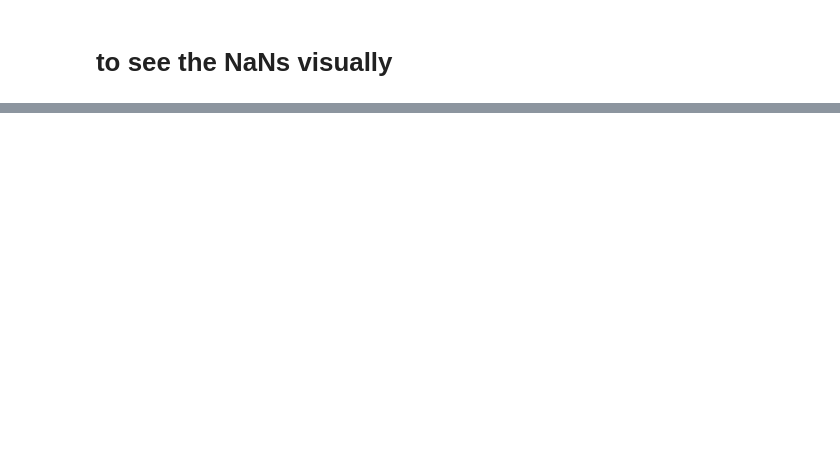
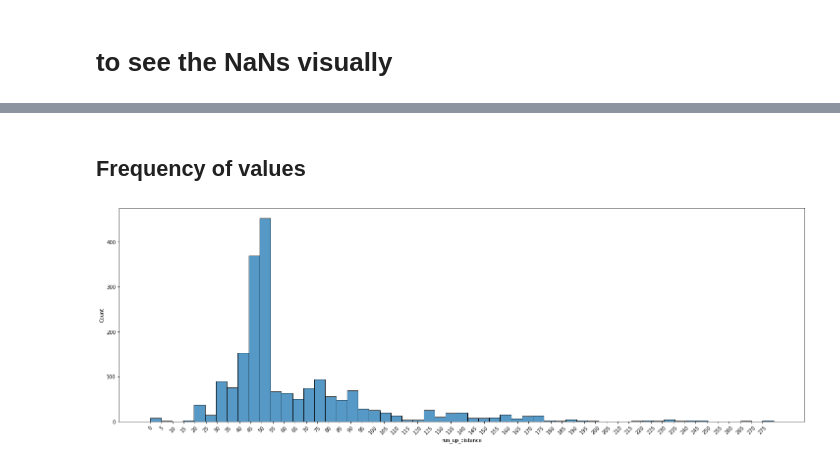
Before and after one commit to yegor-vynokurov/secrets_of_pandas, a Jupyter notebook: pandas_secrets.ipynb, the cells around one changed output, grey strips where cells are left out. Drawn from its saved outputs; the diff is of its cells as text; code cells hidden in the pictures; blank space fills up the shorter version.

```diff
--- a/pandas_secrets.ipynb
+++ b/pandas_secrets.ipynb
@@ -179,0 +428,9 @@ plt.show()
+# %% [markdown]
+## Frequency of values
+# %%
+plt.figure(figsize = (25,8))
+sns.histplot(df.run_up_distance)
+plt.xticks(np.arange(0,df.run_up_distance.max(), 5), rotation = 45)
+plt.show()
+# %% [output]
+[figure, added]
```
Also changed, not shown: parts of 71 cells of this notebook.
